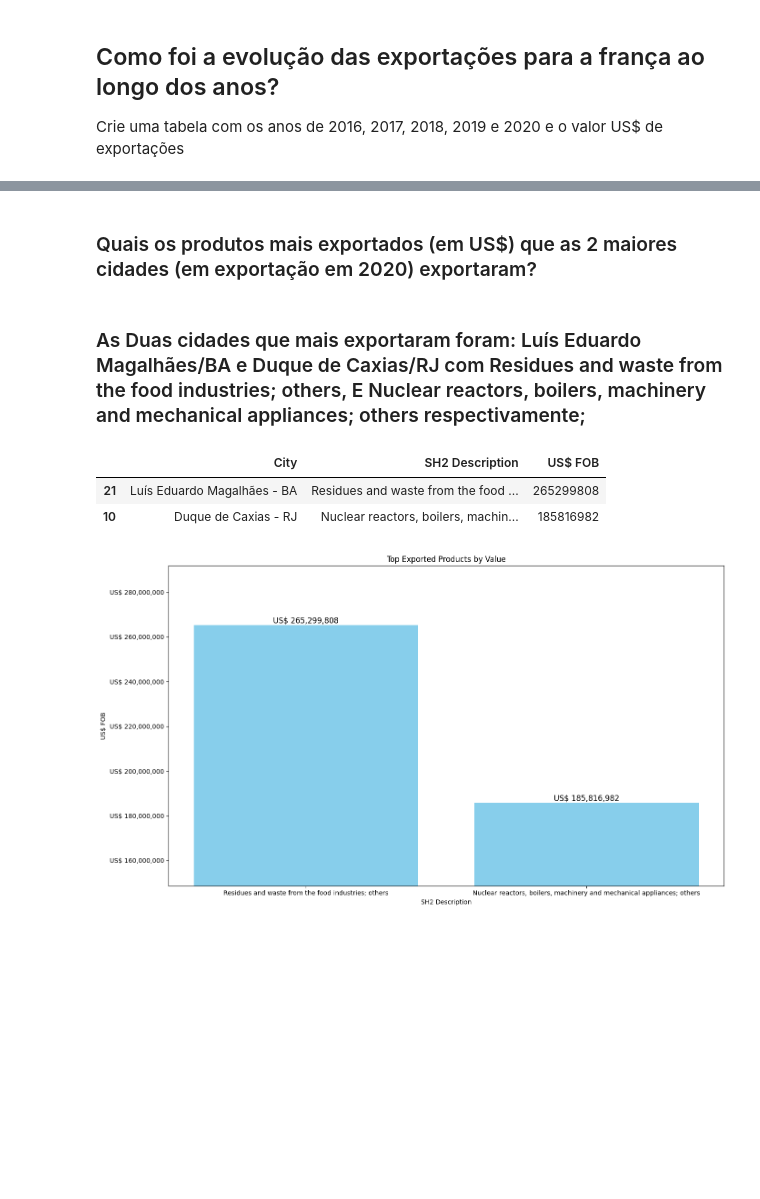
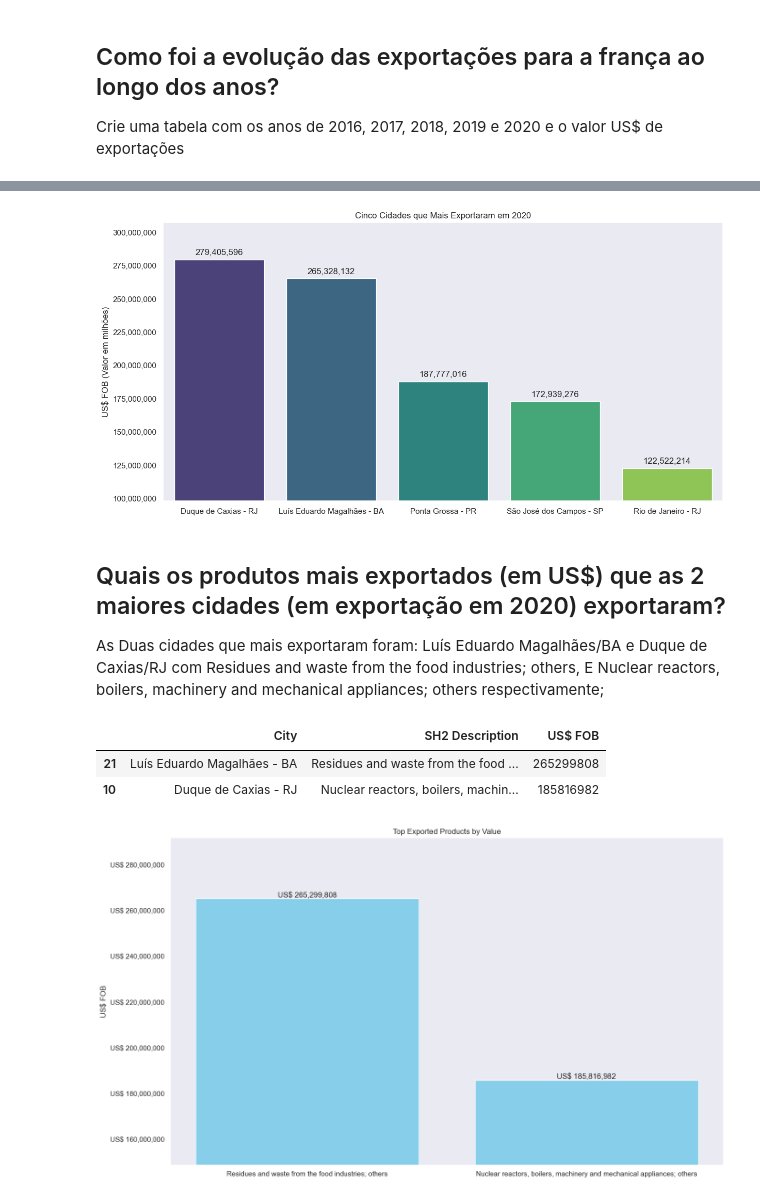
Before and after one commit to iagooteles/brazilExportsToFranceDS, a Jupyter notebook: index.ipynb, the cells around one changed output, grey strips where cells are left out. Cells and saved outputs as stored; diff of their text form; code cells hidden in the pictures; blank space fills up the shorter version.

Commit message:
Adicionado análises, README updated

```diff
--- a/index.ipynb
+++ b/index.ipynb
@@ -183,7 +185,32 @@ cidade_mais_exportou_2020
+# %%
+plt.figure(figsize=(14, 7))
+
+ax = sns.barplot(x='City', y='US$ FOB', data=cidade_mais_exportou_2020, hue='City' , palette='viridis');
+
+# Adiciona os rótulos formatados nas barras
+for p in ax.patches:
+    ax.annotate(f'{p.get_height():,.0f}', (p.get_x() + p.get_width() / 2., p.get_height()),
+                ha='center', va='center', xytext=(0, 10), textcoords='offset points');
+
+y_max = cidade_mais_exportou_2020['US$ FOB'].max() * 1.1
+y_min = cidade_mais_exportou_2020['US$ FOB'].min() * 0.8
+ax.set_ylim(y_min, y_max)
+
+def format_func(value, tick_number):
+    return f'{value:,.0f}'
+
+ax.yaxis.set_major_formatter(FuncFormatter(format_func))
+
+plt.xlabel('')
+plt.title('Cinco Cidades que Mais Exportaram em 2020')
+plt.ylabel('US$ FOB (Valor em milhões)')
+
+plt.show()
+# %% [output]
+[figure, added]
 # %% [markdown]
-### Quais os produtos mais exportados (em US$) que as 2 maiores cidades (em exportação em 2020) exportaram?
+## Quais os produtos mais exportados (em US$) que as 2 maiores cidades (em exportação em 2020) exportaram?
+As Duas cidades que mais exportaram foram: Luís Eduardo Magalhães/BA e Duque de Caxias/RJ com Residues and waste from the food industries; others, E Nuclear reactors, boilers, machinery and mechanical appliances; others respectivamente;
-# %% [markdown]
-### As Duas cidades que mais exportaram foram: Luís Eduardo Magalhães/BA e Duque de Caxias/RJ com Residues and waste from the food industries; others, E Nuclear reactors, boilers, machinery and mechanical appliances; others respectivamente;
 # %%
 df_2020 = df[df['Year'] == 2020]
 
@@ -223,9 +249,11 @@ plt.title('Top Exported Products by Value')
 ax = plt.gca()
 ax.get_yaxis().set_major_formatter(plt.FuncFormatter(lambda x, loc: f'US$ {x:,.0f}'))
 
-y_max = most_exported_products_2020['US$ FOB'].max() * 1.1  # 10% acima do valor máximo para espaço extra
-x_max = most_exported_products_2020['US$ FOB'].min() * 0.8  # 20% abaixo do valor mínimo para espaço extra
+y_max = most_exported_products_2020['US$ FOB'].max() * 1.1
+x_max = most_exported_products_2020['US$ FOB'].min() * 0.8
 plt.ylim(x_max, y_max)
+
+plt.xlabel('')
 
 # Adicionando rótulos de valores formatados nas barras
 for bar, value in zip(bars, most_exported_products_2020['US$ FOB']):
@@ -235,4 +263,4 @@ for bar, value in zip(bars, most_exported_products_2020['US$ FOB']):
 plt.tight_layout()
 plt.show()
 # %% [output]
-[figure, old version]
+[figure, new version]
```
Also changed, not shown: parts of 22 cells of this notebook, 1 other file.
